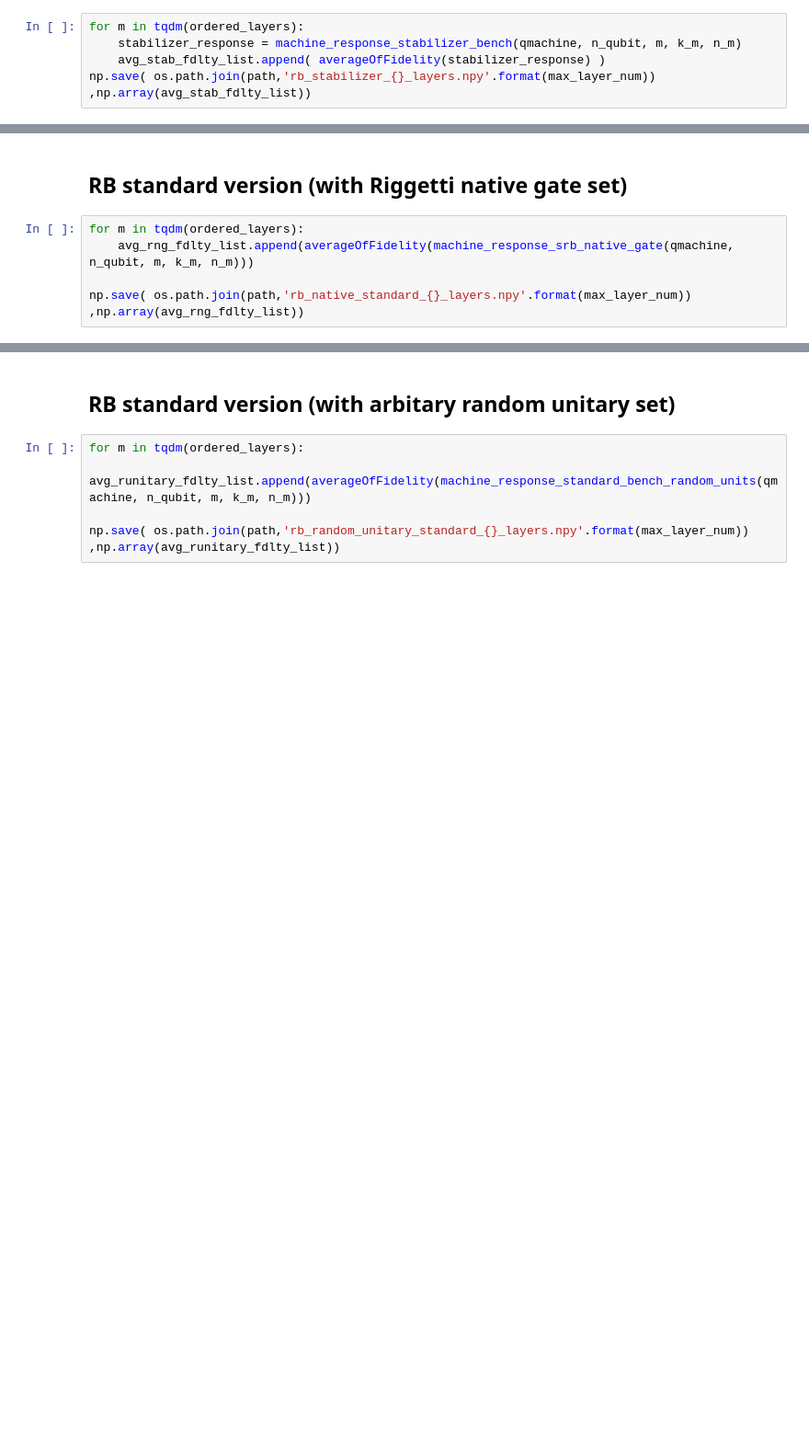
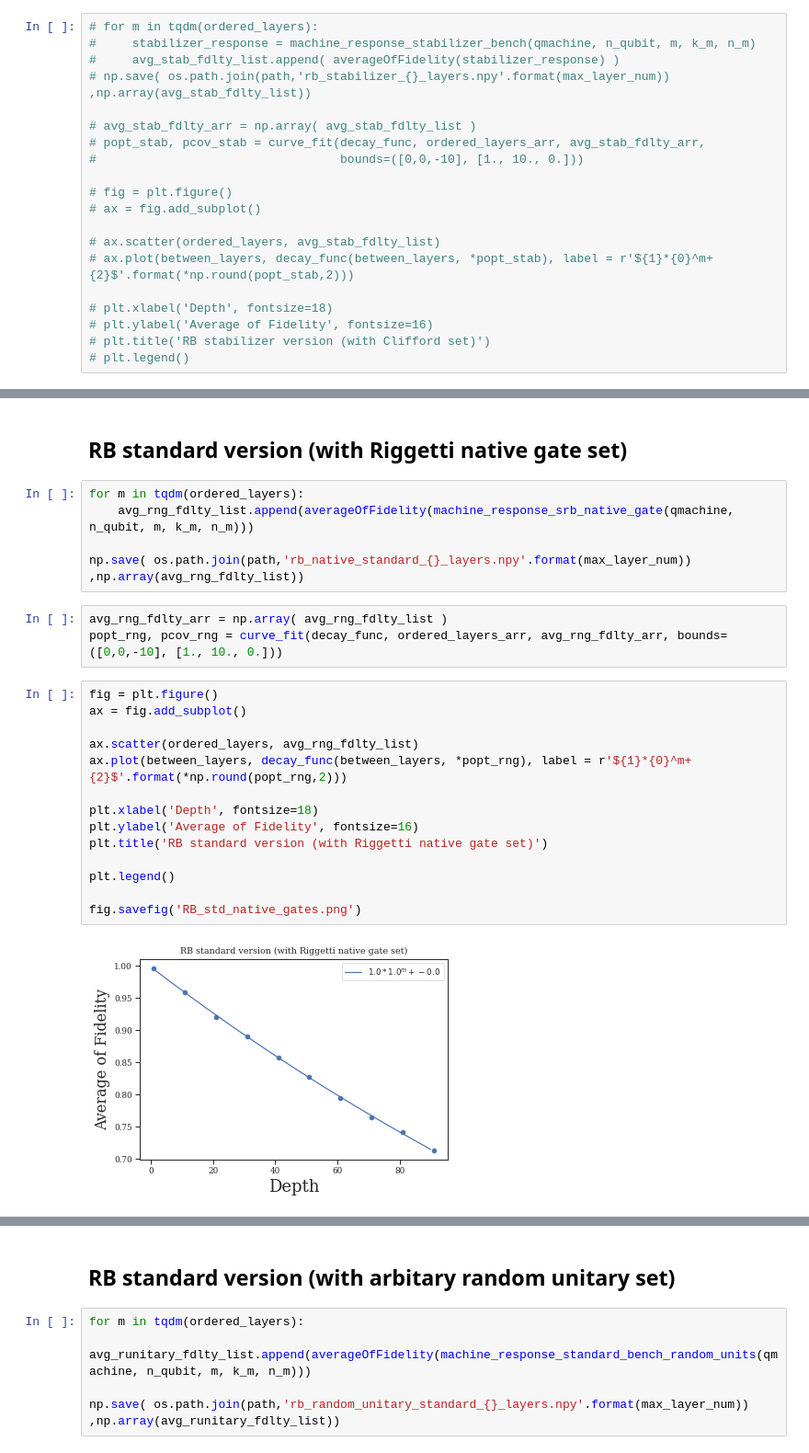
Before and after one commit to mmehrani/Randomized_Benchmarking_protocol, a Jupyter notebook: Bench_machine.ipynb, the cells around one changed output, grey strips where cells are left out. Shown at 92% size. Drawn from its saved outputs; the diff is of its cells as text; blank space fills up the shorter version.

```diff
--- a/Bench_machine.ipynb
+++ b/Bench_machine.ipynb
@@ -58,7 +86,22 @@ Text(0, 0.5, 'Average of Fidelity')
 # %% [markdown]
 ## RB stabilizer version (with Clifford set)
 # %%
-for m in tqdm(ordered_layers):
-    stabilizer_response = machine_response_stabilizer_bench(qmachine, n_qubit, m, k_m, n_m)
-    avg_stab_fdlty_list.append( averageOfFidelity(stabilizer_response) )
-np.save( os.path.join(path,'rb_stabilizer_{}_layers.npy'.format(max_layer_num)) ,np.array(avg_stab_fdlty_list))
+# for m in tqdm(ordered_layers):
+#     stabilizer_response = machine_response_stabilizer_bench(qmachine, n_qubit, m, k_m, n_m)
+#     avg_stab_fdlty_list.append( averageOfFidelity(stabilizer_response) )
+# np.save( os.path.join(path,'rb_stabilizer_{}_layers.npy'.format(max_layer_num)) ,np.array(avg_stab_fdlty_list))
+
+# avg_stab_fdlty_arr = np.array( avg_stab_fdlty_list )
+# popt_stab, pcov_stab = curve_fit(decay_func, ordered_layers_arr, avg_stab_fdlty_arr,
+#                                  bounds=([0,0,-10], [1., 10., 0.]))
+
+# fig = plt.figure()
+# ax = fig.add_subplot()
+
+# ax.scatter(ordered_layers, avg_stab_fdlty_list)
+# ax.plot(between_layers, decay_func(between_layers, *popt_stab), label = r'${1}*{0}^m+{2}$'.format(*np.round(popt_stab,2)))
+
+# plt.xlabel('Depth', fontsize=18)
+# plt.ylabel('Average of Fidelity', fontsize=16)
+# plt.title('RB stabilizer version (with Clifford set)')
+# plt.legend()
@@ -76,4 +112,23 @@ for m in tqdm(ordered_layers):
     avg_rng_fdlty_list.append(averageOfFidelity(machine_response_srb_native_gate(qmachine, n_qubit, m, k_m, n_m)))
 
 np.save( os.path.join(path,'rb_native_standard_{}_layers.npy'.format(max_layer_num)) ,np.array(avg_rng_fdlty_list))
+# %%
+avg_rng_fdlty_arr = np.array( avg_rng_fdlty_list )
+popt_rng, pcov_rng = curve_fit(decay_func, ordered_layers_arr, avg_rng_fdlty_arr, bounds=([0,0,-10], [1., 10., 0.]))
+# %%
+fig = plt.figure()
+ax = fig.add_subplot()
+
+ax.scatter(ordered_layers, avg_rng_fdlty_list)
+ax.plot(between_layers, decay_func(between_layers, *popt_rng), label = r'${1}*{0}^m+{2}$'.format(*np.round(popt_rng,2)))
+
+plt.xlabel('Depth', fontsize=18)
+plt.ylabel('Average of Fidelity', fontsize=16)
+plt.title('RB standard version (with Riggetti native gate set)')
+
+plt.legend()
+
+fig.savefig('RB_std_native_gates.png')
+# %% [output]
+[figure, added]
 # %%
```
Also changed, not shown: parts of 20 cells of this notebook, 1 other file.
